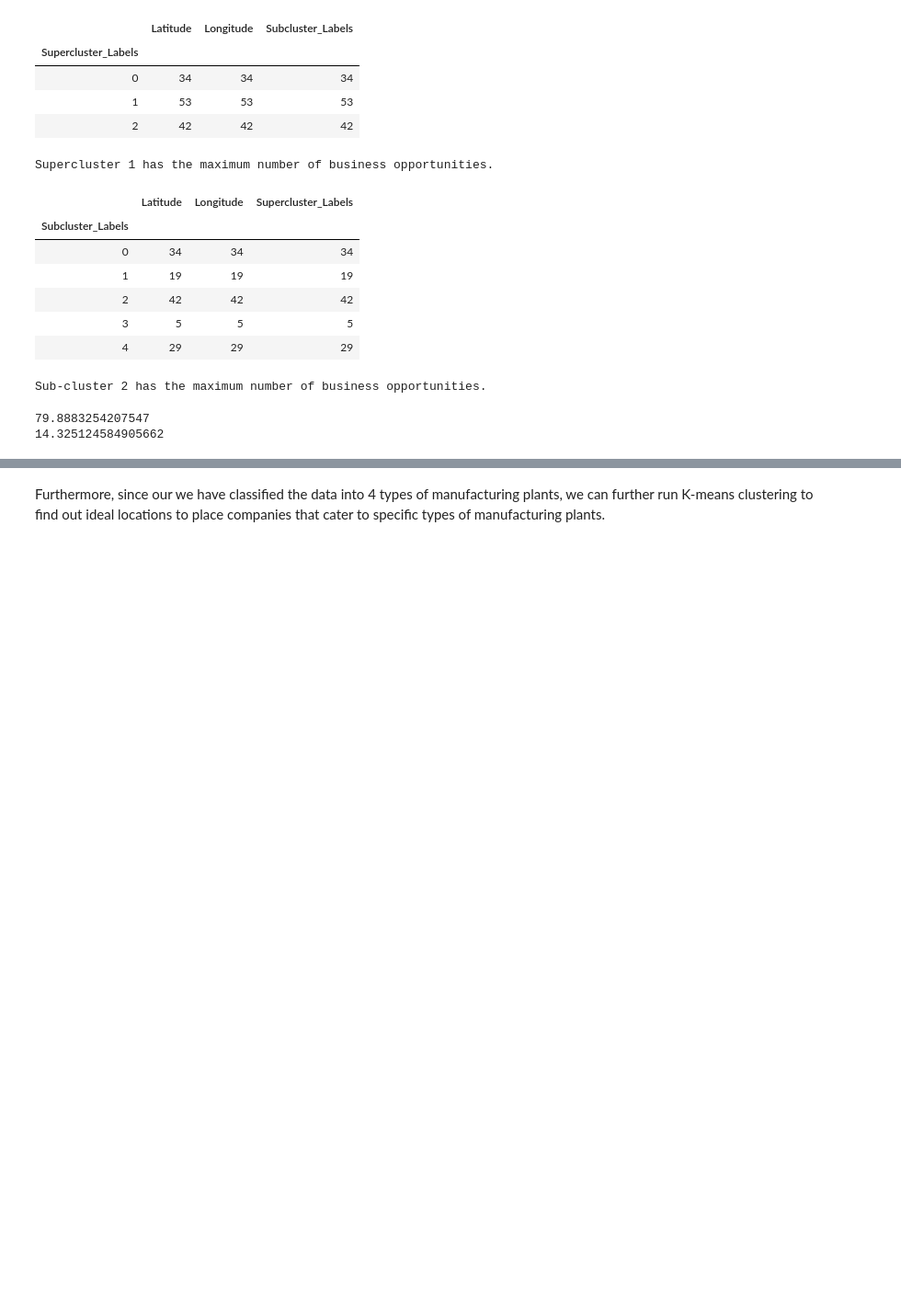
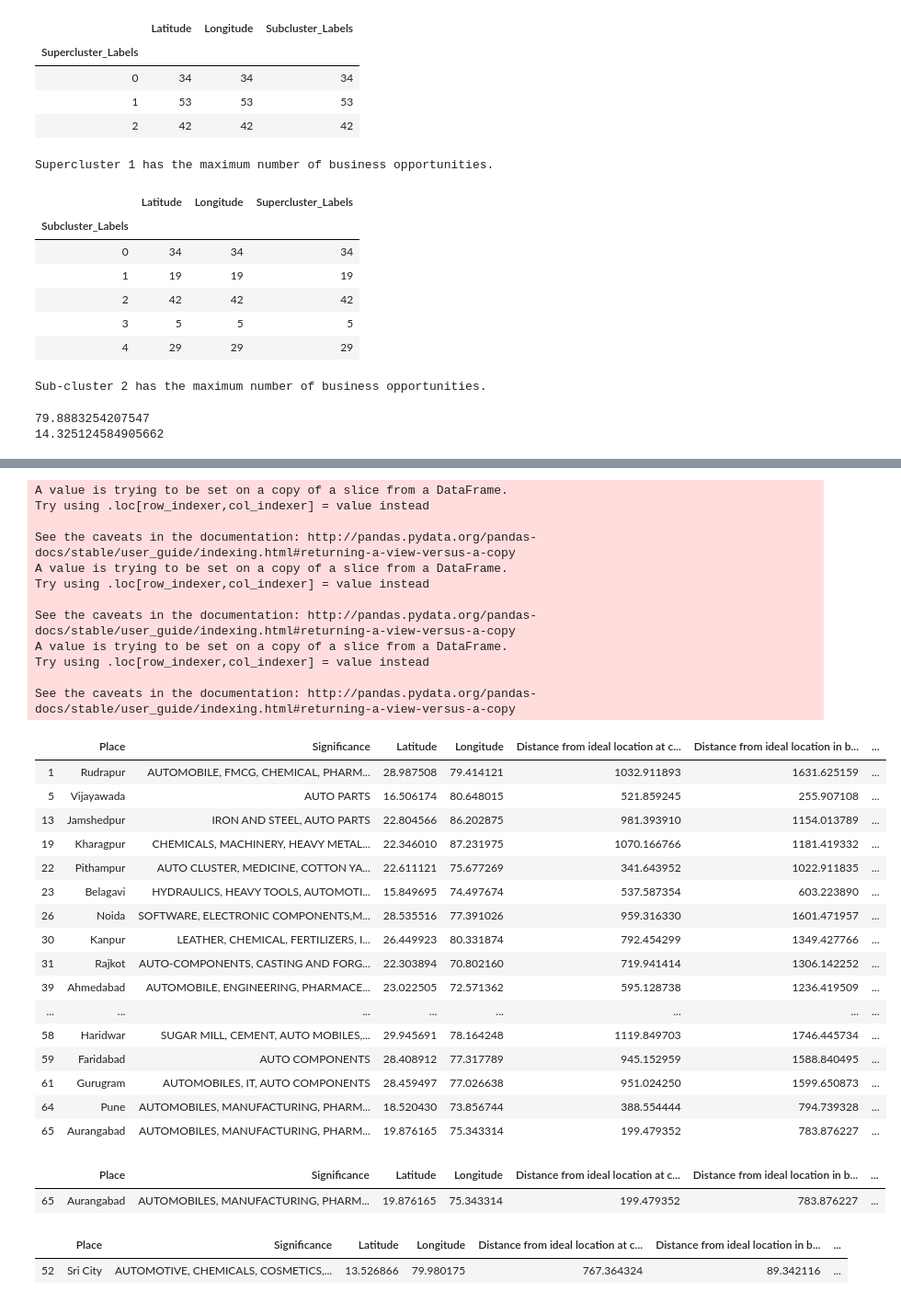
Before and after one commit to anshuman284/Coursera_Capstone, a Jupyter notebook: Battle of the Neighborhoods.ipynb, the cells around one changed output, grey strips where cells are left out. Shown at 92% size. Drawn from its saved outputs; the diff is of its cells as text; code cells hidden in the pictures; blank space fills up the shorter version.

```diff
--- a/Battle of the Neighborhoods.ipynb
+++ b/Battle of the Neighborhoods.ipynb
@@ -719,5 +729,79 @@ india_map.add_child(folium.map.LayerControl())
 india_map
 # %% [output]
 [interactive output not drawn]
-# %% [markdown]
-Furthermore, since our we have classified the data into 4 types of manufacturing plants, we can further run K-means clustering to find out ideal locations to place companies that cater to specific types of manufacturing plants.
+# %%
+import math
+from math import radians, sin, cos, acos, atan2, sqrt
+def distance(slat, slon, elat, elon):
+    R = 6373.0
+    lat1 = radians(slat)
+    lon1 = radians(slon)
+    lat2 = radians(elat)
+    lon2 = radians(elon)
+    dlon = lon2 - lon1
+    dlat = lat2 - lat1
+    a = sin(dlat / 2)**2 + cos(lat1) * cos(lat2) * sin(dlon / 2)**2
+    c = 2 * atan2(sqrt(a), sqrt(1 - a))
+    return R * c
+
+ic1=industrial_centers
+latitudes=(ic1.Latitude).tolist()
+longitudes=(ic1.Longitude).tolist()
+
+d_country_centre=[]
+d_supercluster_centre=[]
+d_subcluster_centre=[]
+
+
+for i in range(0,len(latitudes)):
+    d_country_centre.append(distance(latitudes[i],longitudes[i],country_centroid_latitude,country_centroid_longitude))
+    d_supercluster_centre.append(distance(latitudes[i],longitudes[i],best_supercluster_latitude,best_supercluster_longitude))
+    d_subcluster_centre.append(distance(latitudes[i],longitudes[i],best_subcluster_latitude,best_subcluster_longitude))
+
+ic1['Distance from ideal location at country centre']=d_country_centre
+ic1['Distance from ideal location in best super-cluster']=d_supercluster_centre
+ic1['Distance from ideal location in best sub-cluster']=d_subcluster_centre
+
+ic1
+# %% [output]
+A value is trying to be set on a copy of a slice from a DataFrame.
+Try using .loc[row_indexer,col_indexer] = value instead
+
+See the caveats in the documentation: http://pandas.pydata.org/pandas-docs/stable/user_guide/indexing.html#returning-a-view-versus-a-copy
+A value is trying to be set on a copy of a slice from a DataFrame.
+Try using .loc[row_indexer,col_indexer] = value instead
+
+See the caveats in the documentation: http://pandas.pydata.org/pandas-docs/stable/user_guide/indexing.html#returning-a-view-versus-a-copy
+A value is trying to be set on a copy of a slice from a DataFrame.
+Try using .loc[row_indexer,col_indexer] = value instead
+
+See the caveats in the documentation: http://pandas.pydata.org/pandas-docs/stable/user_guide/indexing.html#returning-a-view-versus-a-copy
+|  | Place | Significance | Latitude | Longitude | Distance from ideal location at c... | Distance from ideal location in b... | ... |
+| 1 | Rudrapur | AUTOMOBILE, FMCG, CHEMICAL, PHARM... | 28.987508 | 79.414121 | 1032.911893 | 1631.625159 | ... |
+| 5 | Vijayawada | AUTO PARTS | 16.506174 | 80.648015 | 521.859245 | 255.907108 | ... |
+| 13 | Jamshedpur | IRON AND STEEL, AUTO PARTS | 22.804566 | 86.202875 | 981.393910 | 1154.013789 | ... |
+| 19 | Kharagpur | CHEMICALS, MACHINERY, HEAVY METAL... | 22.346010 | 87.231975 | 1070.166766 | 1181.419332 | ... |
+| 22 | Pithampur | AUTO CLUSTER, MEDICINE, COTTON YA... | 22.611121 | 75.677269 | 341.643952 | 1022.911835 | ... |
+| 23 | Belagavi | HYDRAULICS, HEAVY TOOLS, AUTOMOTI... | 15.849695 | 74.497674 | 537.587354 | 603.223890 | ... |
+| 26 | Noida | SOFTWARE, ELECTRONIC COMPONENTS,M... | 28.535516 | 77.391026 | 959.316330 | 1601.471957 | ... |
+| 30 | Kanpur | LEATHER, CHEMICAL, FERTILIZERS, I... | 26.449923 | 80.331874 | 792.454299 | 1349.427766 | ... |
+| 31 | Rajkot | AUTO-COMPONENTS, CASTING AND FORG... | 22.303894 | 70.802160 | 719.941414 | 1306.142252 | ... |
+| 39 | Ahmedabad | AUTOMOBILE, ENGINEERING, PHARMACE... | 23.022505 | 72.571362 | 595.128738 | 1236.419509 | ... |
+| ... | ... | ... | ... | ... | ... | ... | ... |
+| 58 | Haridwar | SUGAR MILL, CEMENT, AUTO MOBILES,... | 29.945691 | 78.164248 | 1119.849703 | 1746.445734 | ... |
+| 59 | Faridabad | AUTO COMPONENTS | 28.408912 | 77.317789 | 945.152959 | 1588.840495 | ... |
+| 61 | Gurugram | AUTOMOBILES, IT, AUTO COMPONENTS | 28.459497 | 77.026638 | 951.024250 | 1599.650873 | ... |
+| 64 | Pune | AUTOMOBILES, MANUFACTURING, PHARM... | 18.520430 | 73.856744 | 388.554444 | 794.739328 | ... |
+| 65 | Aurangabad | AUTOMOBILES, MANUFACTURING, PHARM... | 19.876165 | 75.343314 | 199.479352 | 783.876227 | ... |
+# %%
+ideal_country_centre=ic1[ic1['Distance from ideal location at country centre']==ic1['Distance from ideal location at country centre'].min()]
+ideal_country_centre
+# %% [output]
+|  | Place | Significance | Latitude | Longitude | Distance from ideal location at c... | Distance from ideal location in b... | ... |
+| 65 | Aurangabad | AUTOMOBILES, MANUFACTURING, PHARM... | 19.876165 | 75.343314 | 199.479352 | 783.876227 | ... |
+# %%
+ideal_supercluster_centre=ic1[ic1['Distance from ideal location in best super-cluster']==ic1['Distance from ideal location in best super-cluster'].min()]
+ideal_supercluster_centre
+# %% [output]
+|  | Place | Significance | Latitude | Longitude | Distance from ideal location at c... | Distance from ideal location in b... | ... |
+| 52 | Sri City | AUTOMOTIVE, CHEMICALS, COSMETICS,... | 13.526866 | 79.980175 | 767.364324 | 89.342116 | ... |
```
Also changed, not shown: parts of 2 cells of this notebook, 2 other files.
